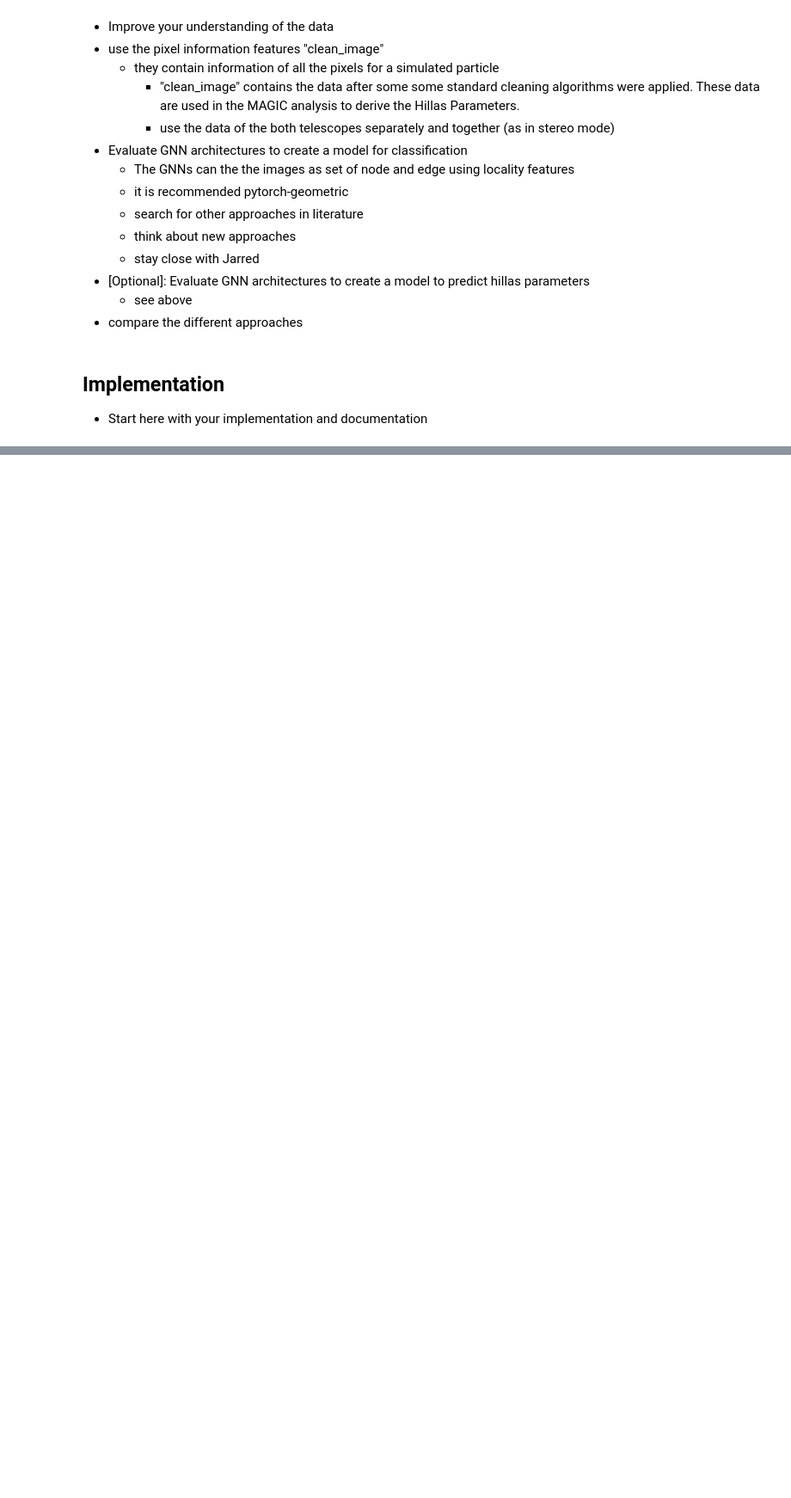
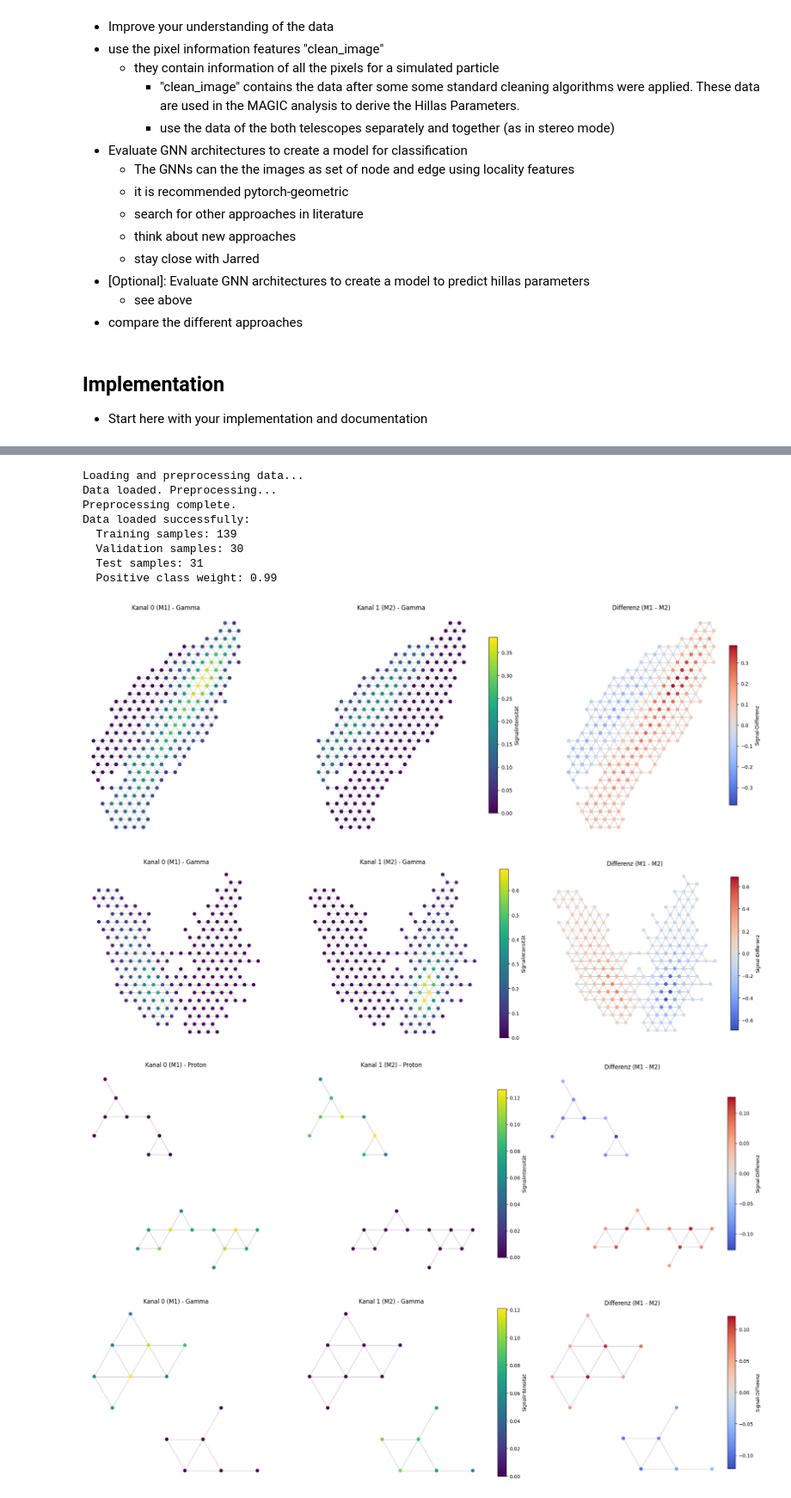
Before and after one commit to GerritErdt/machineLearning, a Jupyter notebook: Team G.ipynb, the cells around one changed output, grey strips where cells are left out. Shown at 86% size. Drawn from its saved outputs; the diff is of its cells as text; code cells hidden in the pictures; blank space fills up the shorter version.

```diff
--- a/Team G.ipynb
+++ b/Team G.ipynb
@@ -36,0 +40,22 @@
+# %%
+import src.data_loading.data_loading_new as dl
+import src.helper_functions.helper_functions as hf
+
+hf.set_all_seeds() # set seeds for all further used libraries
+
+visualization_loader, _, _, _ = dl.get_stereo_clean_dataset(100, batch_size=1)
+
+hf.show_many_graphs()
+# %% [output]
+Loading and preprocessing data...
+Data loaded. Preprocessing...
+Preprocessing complete.
+Data loaded successfully:
+  Training samples: 139
+  Validation samples: 30
+  Test samples: 31
+  Positive class weight: 0.99
+[figure, added]
+[figure, added]
+[figure, added]
+[figure, added]
```
Also changed, not shown: parts of 6 cells of this notebook, 5 other files.
